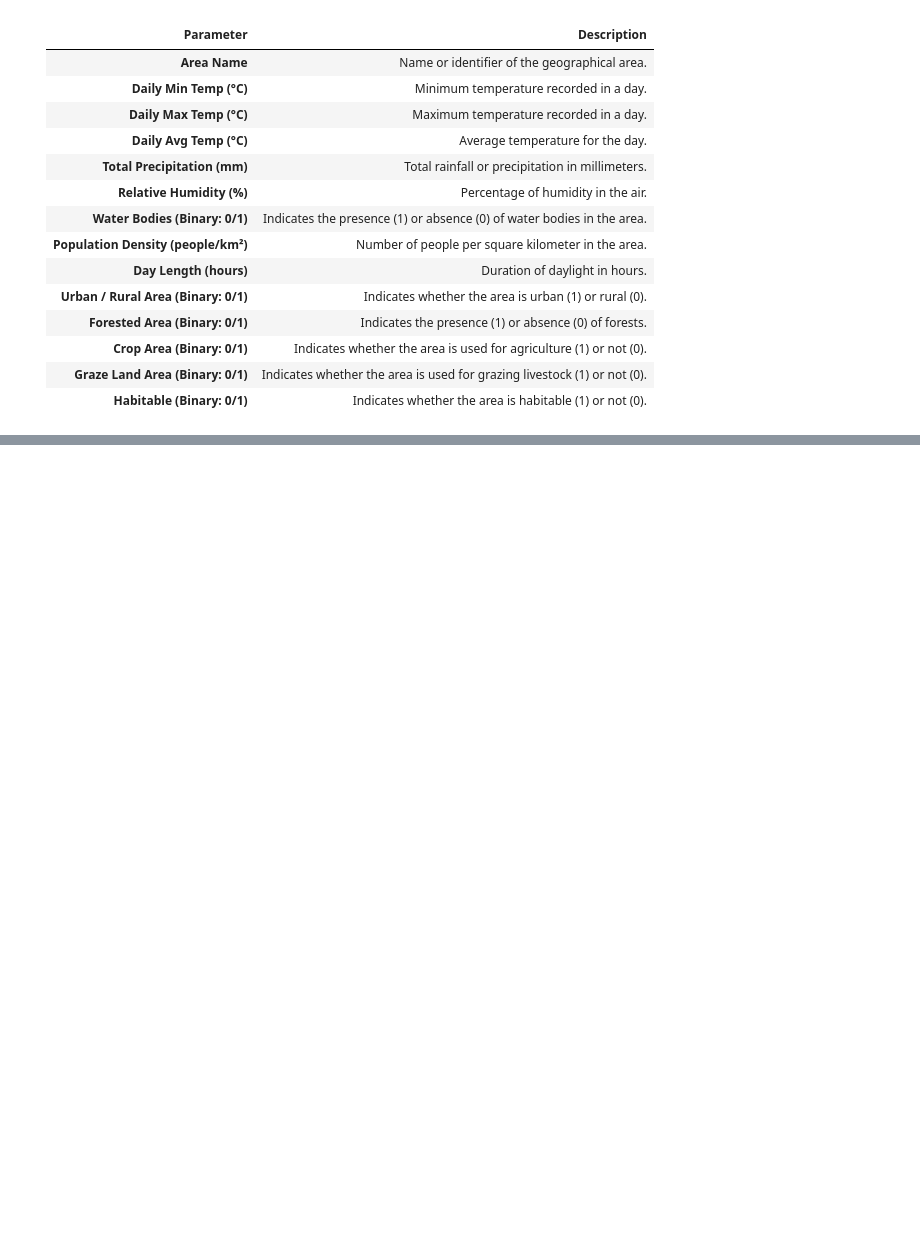
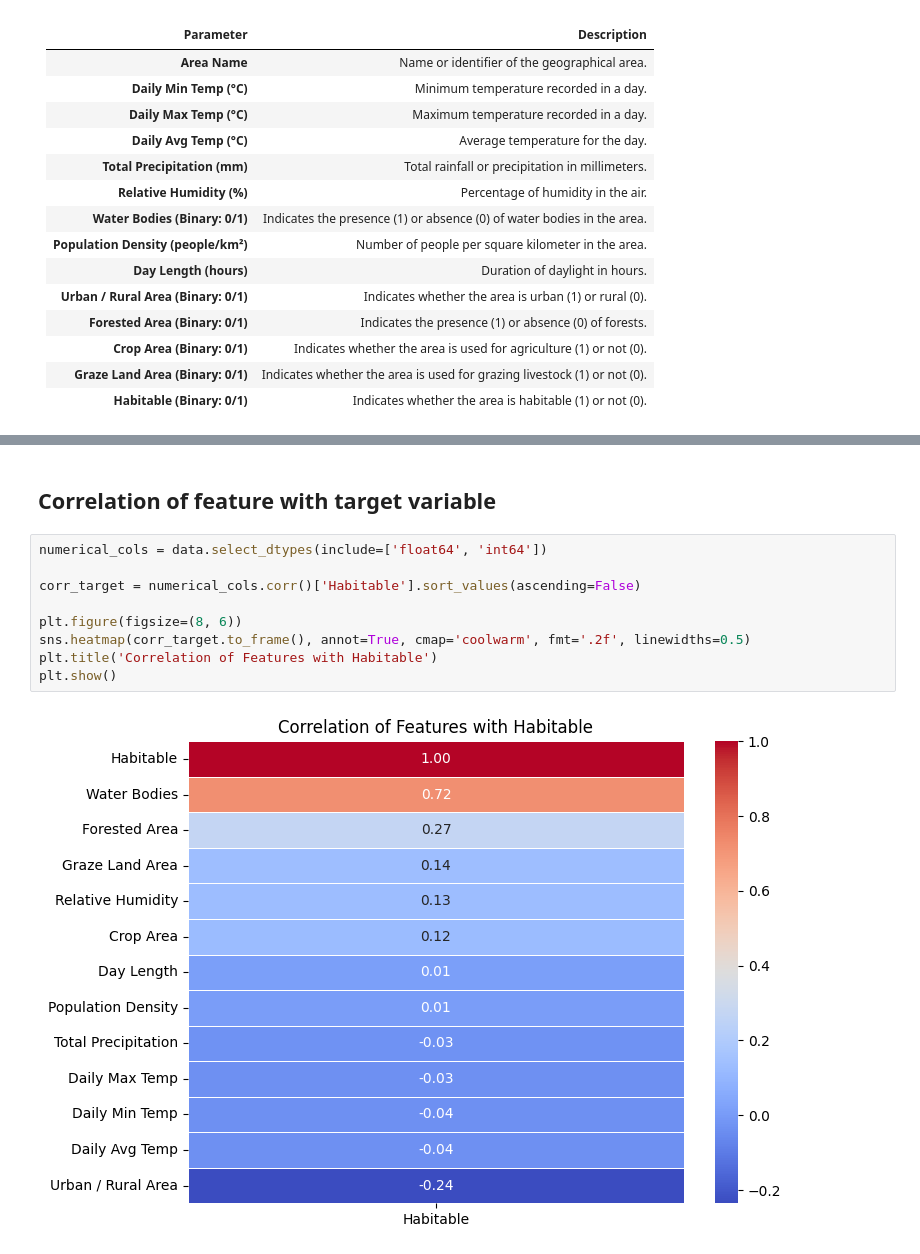
Before and after one commit to vrushalMore/MosquiNET, a Jupyter notebook: src/dataAnalysis/eda.ipynb, the cells around one changed output, grey strips where cells are left out. Saved outputs shown, nothing was run; the diff lists cells and outputs as text; blank space fills up the shorter version.

```diff
--- a/src/dataAnalysis/eda.ipynb
+++ b/src/dataAnalysis/eda.ipynb
@@ -30,0 +109,13 @@ data = pd.read_csv("../../data/raw/data.csv")
+# %% [markdown]
+## Correlation of feature with target variable
+# %%
+numerical_cols = data.select_dtypes(include=['float64', 'int64'])
+
+corr_target = numerical_cols.corr()['Habitable'].sort_values(ascending=False)
+
+plt.figure(figsize=(8, 6))
+sns.heatmap(corr_target.to_frame(), annot=True, cmap='coolwarm', fmt='.2f', linewidths=0.5)
+plt.title('Correlation of Features with Habitable')
+plt.show()
+# %% [output]
+[figure, added]
```
Also changed, not shown: parts of 9 cells of this notebook.
